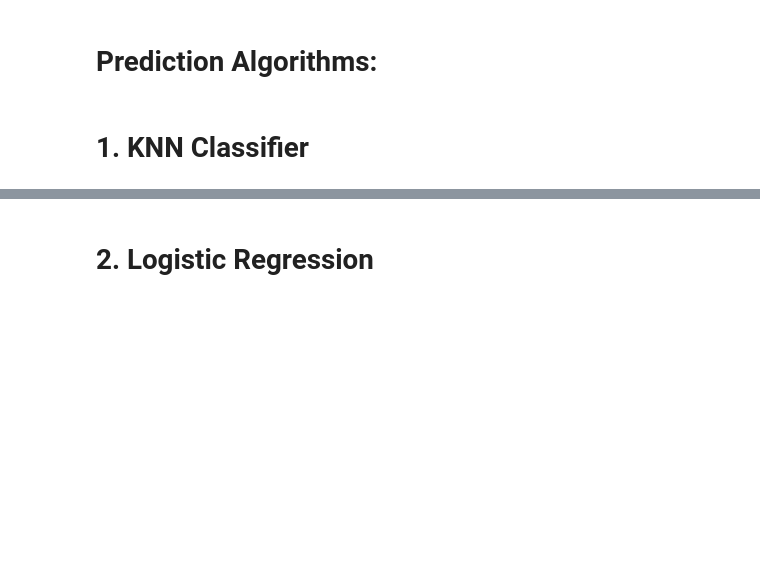
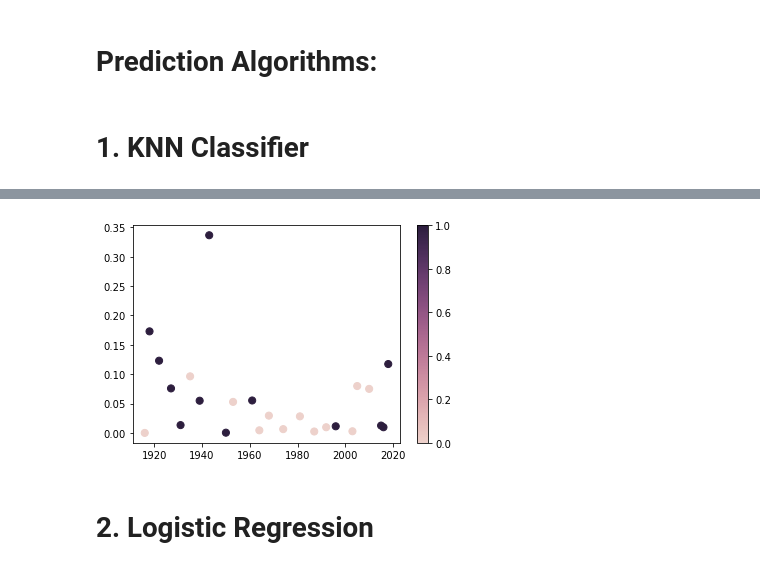
Before and after one commit to Stephenwolf008/Graphic-Era-Internship, a Jupyter notebook: flood_prediction.ipynb, the cells around one changed output, grey strips where cells are left out. Saved outputs shown, nothing was run; the diff lists cells and outputs as text; code cells hidden in the pictures; blank space fills up the shorter version.

Commit message:
Flood Prediction Real time algo

```diff
--- a/flood_prediction.ipynb
+++ b/flood_prediction.ipynb
@@ -201,3 +201,15 @@ knn_accuracy.mean()
+# %%
+import seaborn as sns
+import matplotlib.pyplot as plt
+cmap = sns.cubehelix_palette(as_cmap=True)
+f, ax = plt.subplots()
+points = ax.scatter(
+         x_test.iloc[:,0], x_test.iloc[:,1], c=y_predict, s=50, cmap=cmap
+    )
+f.colorbar(points)
+plt.show()
+# %% [output]
+[figure, added]
 # %% [markdown]
 # 2. Logistic Regression
 # %%
```
Also changed, not shown: parts of 23 cells of this notebook.
